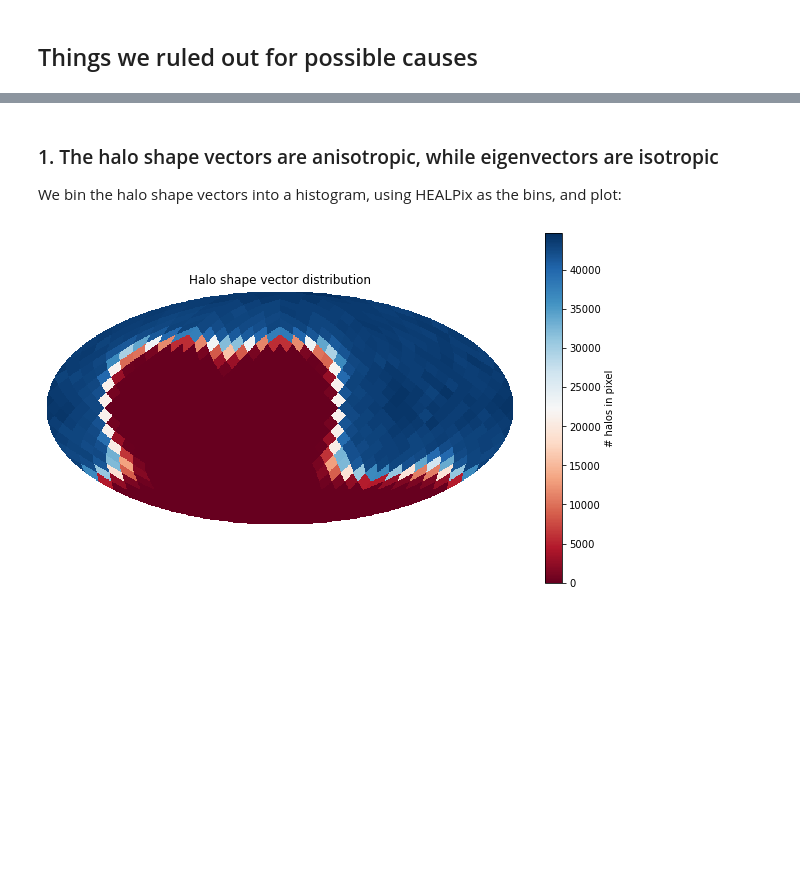
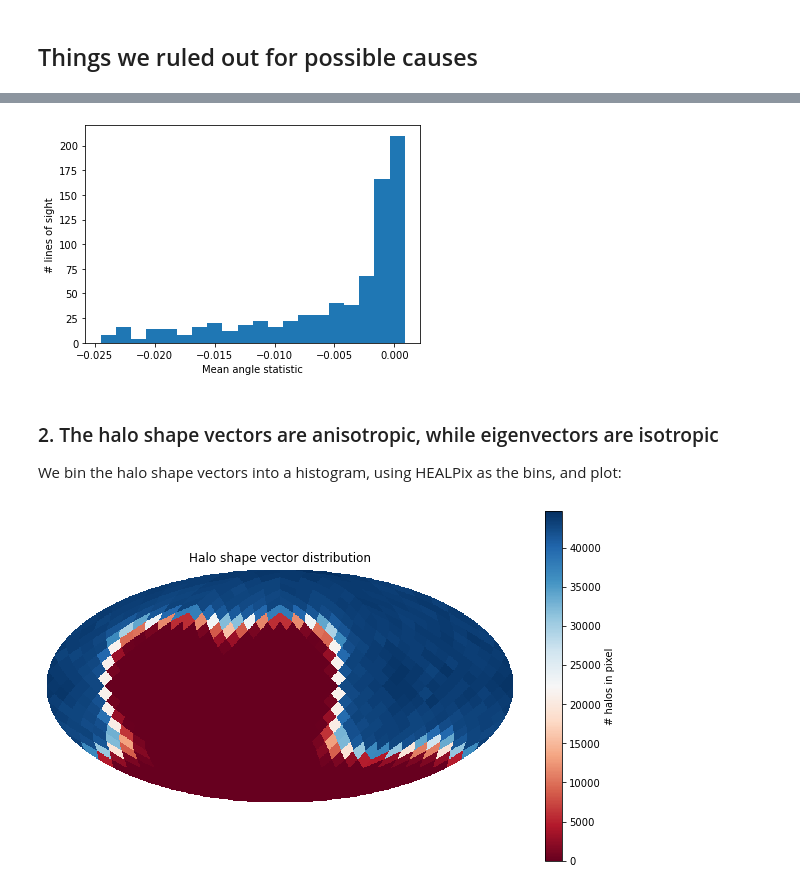
Before and after one commit to bzh-bzh/bolshoip-alignment-demo, a Jupyter notebook: 2D Alignment Anisotropy Demo.ipynb, the cells around one changed output, grey strips where cells are left out. Drawn from its saved outputs; the diff is of its cells as text; code cells hidden in the pictures; blank space fills up the shorter version.

```diff
--- a/2D Alignment Anisotropy Demo.ipynb
+++ b/2D Alignment Anisotropy Demo.ipynb
@@ -368,5 +404,12 @@ Most positive mean-angle statistic: weakest 2D alignment trend.
+# %%
+plt.hist(align_map_pix, bins=20)
+plt.xlabel('Mean angle statistic')
+plt.ylabel('# lines of sight')
+plt.savefig(f'{FIGURE_PATH}/06-rotated-meanangle-fullsky-hist.png')
+# %% [output]
+[figure, added]
 # %% [markdown]
-### 1. The halo shape vectors are anisotropic, while eigenvectors are isotropic
+### 2. The halo shape vectors are anisotropic, while eigenvectors are isotropic
 
 We bin the halo shape vectors into a histogram, using HEALPix as the bins, and plot:
 # %%
```
Also changed, not shown: parts of 12 cells of this notebook, 21 other files.
